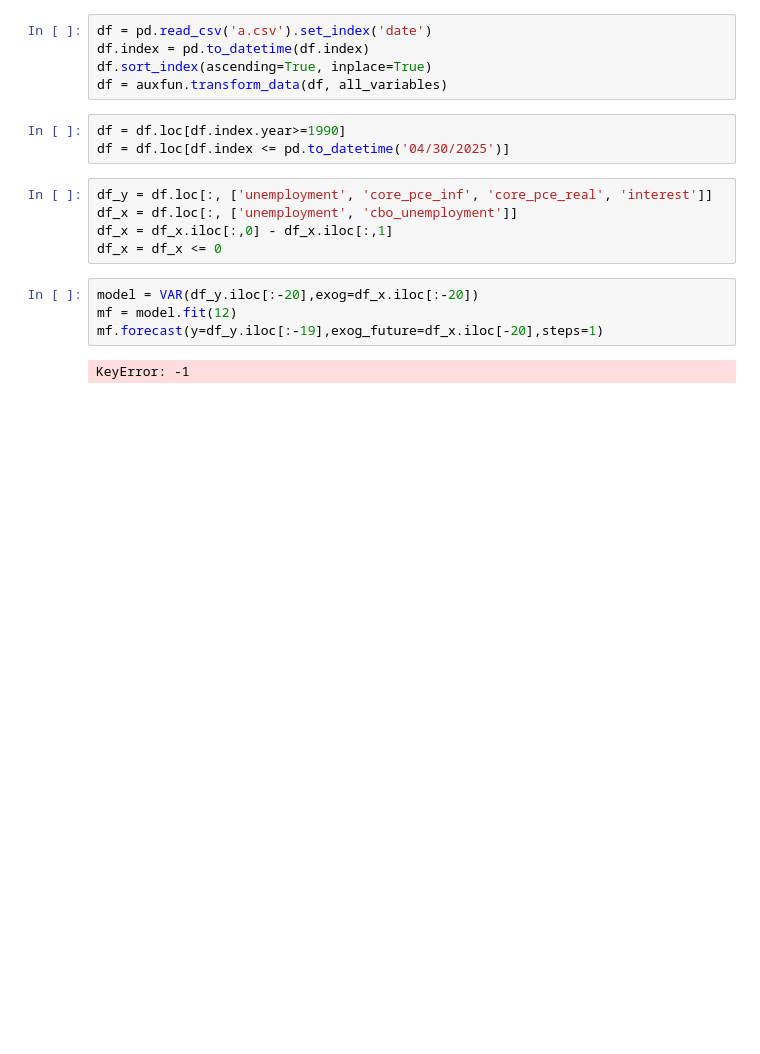
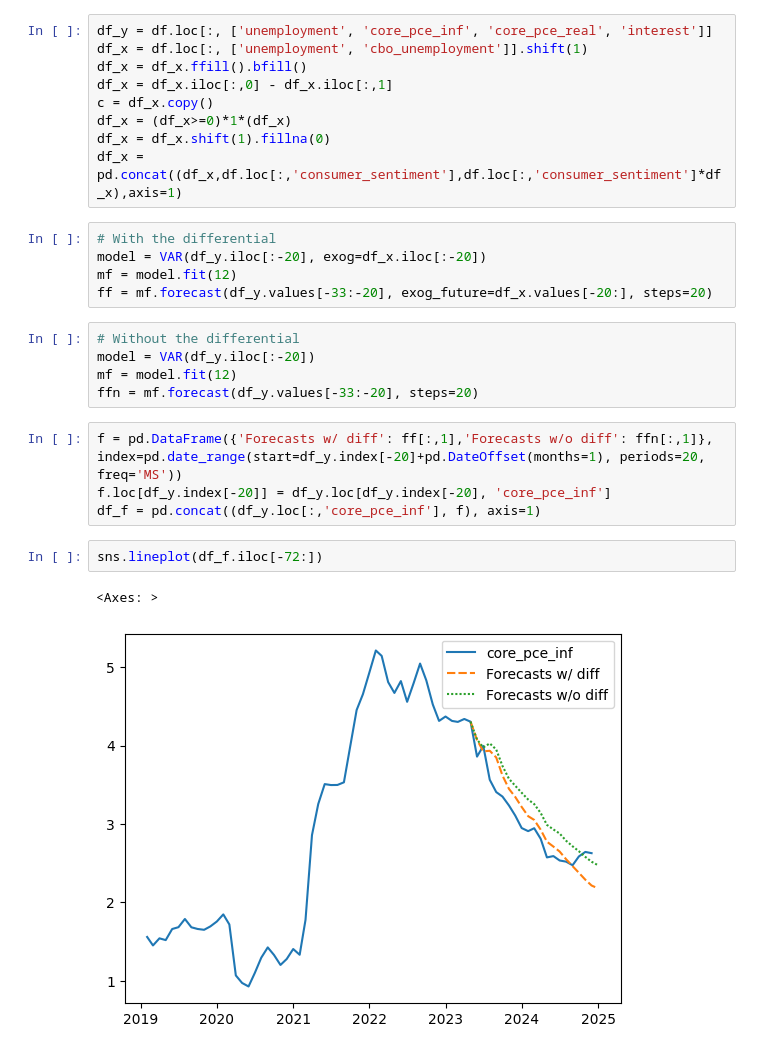
Before and after one commit to mbsls/sdht, a Jupyter notebook: main_experiments.ipynb, the cells around one changed output. Saved outputs shown, nothing was run; the diff lists cells and outputs as text; blank space fills up the shorter version.

```diff
--- a/main_experiments.ipynb
+++ b/main_experiments.ipynb
@@ -24,19 +88,28 @@ all_variables = config['data_series']
-# %%
-df = pd.read_csv('a.csv').set_index('date')
-df.index = pd.to_datetime(df.index)
-df.sort_index(ascending=True, inplace=True)
-df = auxfun.transform_data(df, all_variables)
-# %%
-df = df.loc[df.index.year>=1990]
-df = df.loc[df.index <= pd.to_datetime('04/30/2025')]
 # %%
 df_y = df.loc[:, ['unemployment', 'core_pce_inf', 'core_pce_real', 'interest']]
-df_x = df.loc[:, ['unemployment', 'cbo_unemployment']]
+df_x = df.loc[:, ['unemployment', 'cbo_unemployment']].shift(1)
+df_x = df_x.ffill().bfill()
 df_x = df_x.iloc[:,0] - df_x.iloc[:,1]
-df_x = df_x <= 0
+c = df_x.copy()
+df_x = (df_x>=0)*1*(df_x)
+df_x = df_x.shift(1).fillna(0)
+df_x = pd.concat((df_x,df.loc[:,'consumer_sentiment'],df.loc[:,'consumer_sentiment']*df_x),axis=1)
 # %%
-model = VAR(df_y.iloc[:-20],exog=df_x.iloc[:-20])
+# With the differential
+model = VAR(df_y.iloc[:-20], exog=df_x.iloc[:-20])
 mf = model.fit(12)
-mf.forecast(y=df_y.iloc[:-19],exog_future=df_x.iloc[-20],steps=1)
+ff = mf.forecast(df_y.values[-33:-20], exog_future=df_x.values[-20:], steps=20)
-# %% [output]
-KeyError: -1
+# %%
+# Without the differential
+model = VAR(df_y.iloc[:-20])
+mf = model.fit(12)
+ffn = mf.forecast(df_y.values[-33:-20], steps=20)
+# %%
+f = pd.DataFrame({'Forecasts w/ diff': ff[:,1],'Forecasts w/o diff': ffn[:,1]}, index=pd.date_range(start=df_y.index[-20]+pd.DateOffset(months=1), periods=20, freq='MS'))
+f.loc[df_y.index[-20]] = df_y.loc[df_y.index[-20], 'core_pce_inf']
+df_f = pd.concat((df_y.loc[:,'core_pce_inf'], f), axis=1)
+# %%
+sns.lineplot(df_f.iloc[-72:])
+# %% [output]
+<Axes: >
+[figure, added]
```
Also changed, not shown: parts of 2 cells of this notebook, 2 other files.
